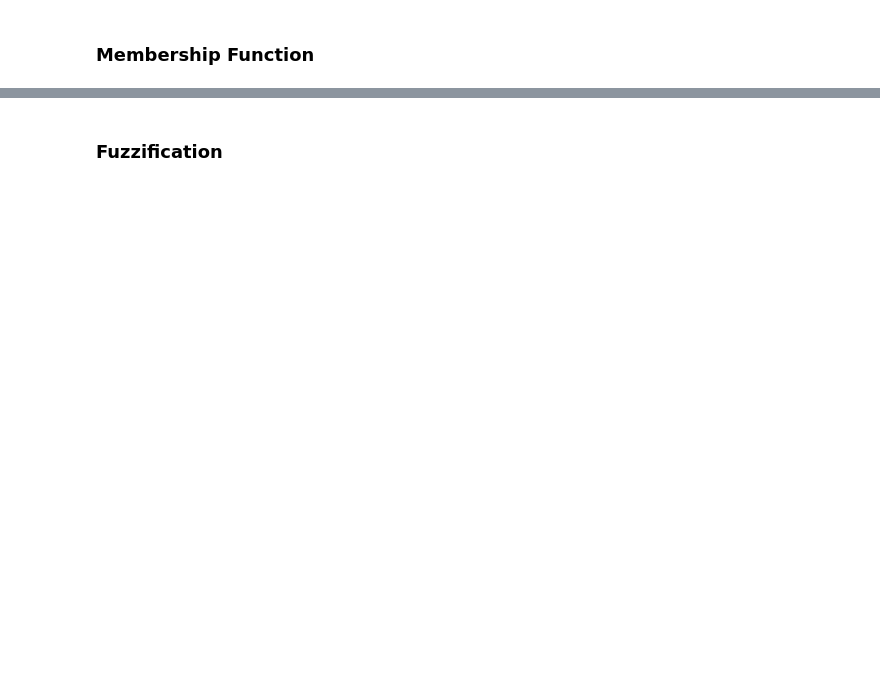
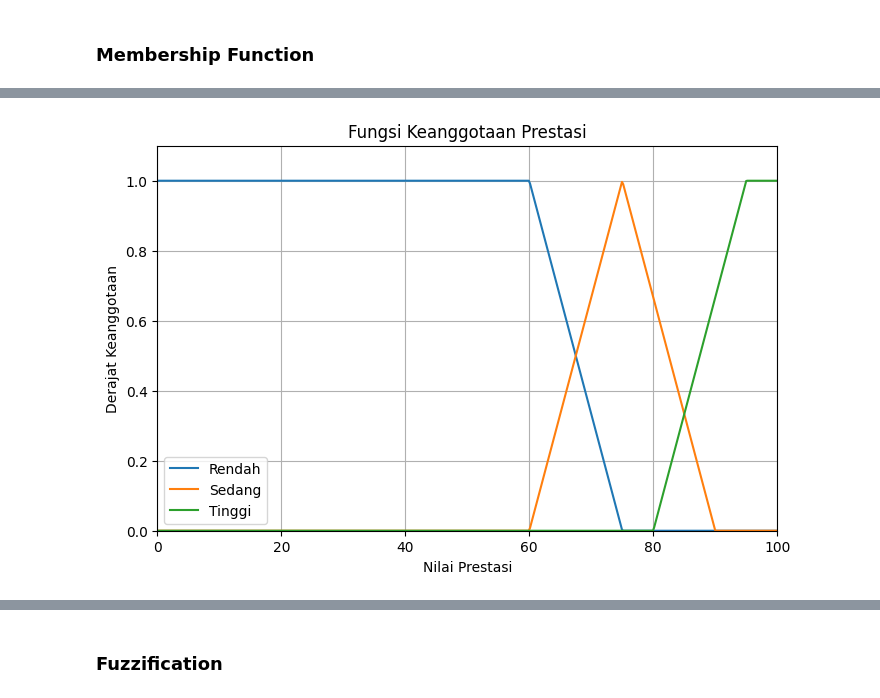
Before and after one commit to teguh552/projek-fuzzy-tahani-vs-umano, a Jupyter notebook: tahani v umano.ipynb, the cells around one changed output, grey strips where cells are left out. Saved outputs shown, nothing was run; the diff lists cells and outputs as text; code cells hidden in the pictures; blank space fills up the shorter version.

```diff
--- a/tahani v umano.ipynb
+++ b/tahani v umano.ipynb
@@ -73,0 +161,11 @@ def tanggungan_banyak(x):
+# %%
+def prestasi_tinggi(x):
+
+    if x <= 80:
+        return 0
+
+    elif x < 95:
+        return (x - 80)/(95 - 80)
+
+    else:
+        return 1
@@ -73,0 +264,26 @@ def tanggungan_banyak(x):
+# %%
+x_prestasi = np.linspace(0,100,500)
+pres_r = [prestasi_rendah(i) for i in x_prestasi]
+pres_s = [prestasi_sedang(i) for i in x_prestasi]
+pres_t = [prestasi_tinggi(i) for i in x_prestasi]
+
+plt.figure(figsize=(8,5))
+
+plt.plot(x_prestasi, pres_r, label="Rendah")
+plt.plot(x_prestasi, pres_s, label="Sedang")
+plt.plot(x_prestasi, pres_t, label="Tinggi")
+
+plt.title("Fungsi Keanggotaan Prestasi")
+
+plt.xlabel("Nilai Prestasi")
+plt.ylabel("Derajat Keanggotaan")
+
+plt.xlim(0,100)
+plt.ylim(0,1.1)
+
+plt.grid(True)
+plt.legend()
+
+plt.show()
+# %% [output]
+[figure, added]
```
Also changed, not shown: parts of 30 cells of this notebook.
